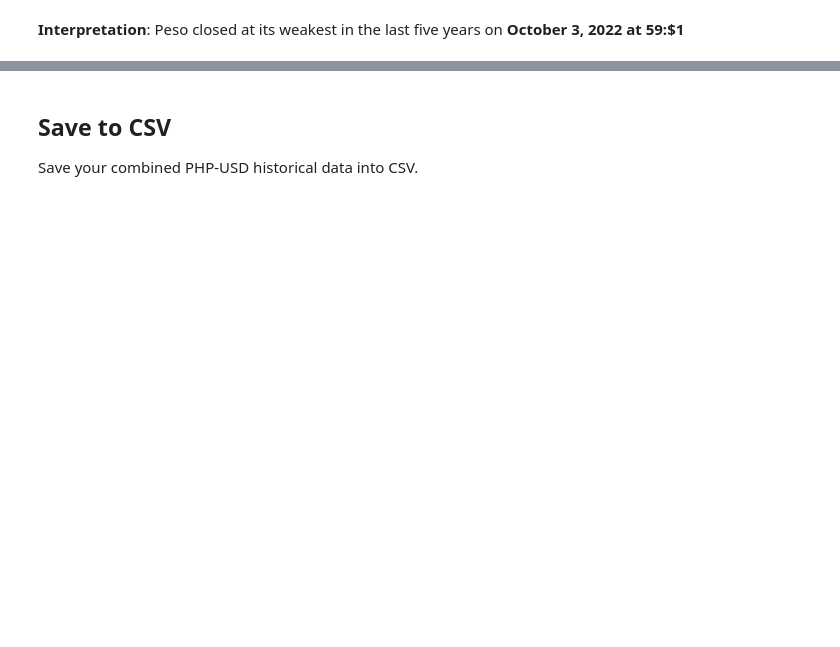
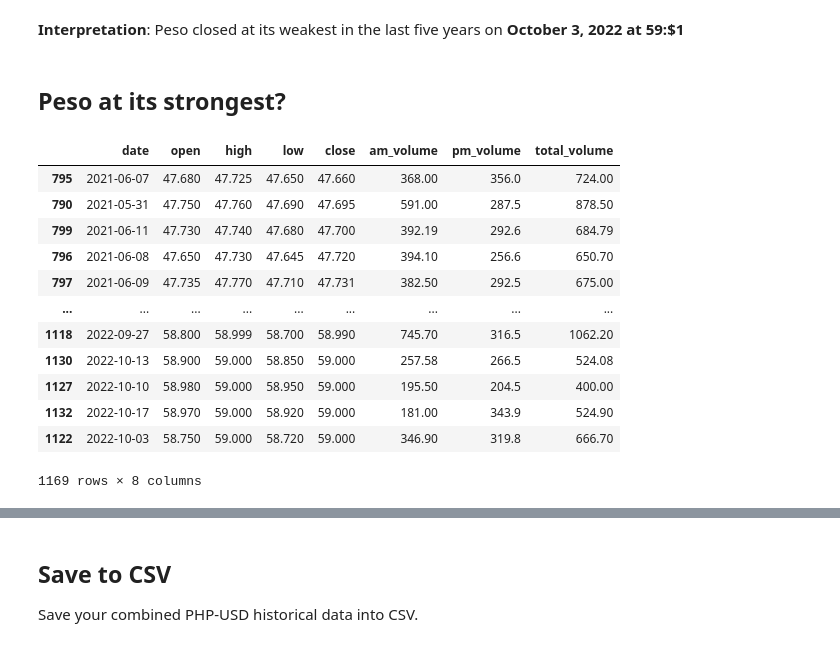
Before and after one commit to pmagtulis/usd-php-forex, a Jupyter notebook: forex-ph.ipynb, the cells around one changed output, grey strips where cells are left out. Cells and saved outputs as stored; diff of their text form; code cells hidden in the pictures; blank space fills up the shorter version.

```diff
--- a/forex-ph.ipynb
+++ b/forex-ph.ipynb
@@ -381,5 +381,23 @@ df_final.sort_values('close',ascending=False)
 # %% [markdown]
 **Interpretation**: Peso closed at its weakest in the last five years on **October 3, 2022 at 59:$1**
+# %% [markdown]
+## Peso at its strongest?
+# %%
+df_final.sort_values('close')
+# %% [output]
+|  | date | open | high | low | close | am_volume | pm_volume | total_volume |
+| 795 | 2021-06-07 | 47.680 | 47.725 | 47.650 | 47.660 | 368.00 | 356.0 | 724.00 |
+| 790 | 2021-05-31 | 47.750 | 47.760 | 47.690 | 47.695 | 591.00 | 287.5 | 878.50 |
+| 799 | 2021-06-11 | 47.730 | 47.740 | 47.680 | 47.700 | 392.19 | 292.6 | 684.79 |
+| 796 | 2021-06-08 | 47.650 | 47.730 | 47.645 | 47.720 | 394.10 | 256.6 | 650.70 |
+| 797 | 2021-06-09 | 47.735 | 47.770 | 47.710 | 47.731 | 382.50 | 292.5 | 675.00 |
+| ... | ... | ... | ... | ... | ... | ... | ... | ... |
+| 1118 | 2022-09-27 | 58.800 | 58.999 | 58.700 | 58.990 | 745.70 | 316.5 | 1062.20 |
+| 1130 | 2022-10-13 | 58.900 | 59.000 | 58.850 | 59.000 | 257.58 | 266.5 | 524.08 |
+| 1127 | 2022-10-10 | 58.980 | 59.000 | 58.950 | 59.000 | 195.50 | 204.5 | 400.00 |
+| 1132 | 2022-10-17 | 58.970 | 59.000 | 58.920 | 59.000 | 181.00 | 343.9 | 524.90 |
+| 1122 | 2022-10-03 | 58.750 | 59.000 | 58.720 | 59.000 | 346.90 | 319.8 | 666.70 |
+1169 rows × 8 columns
 # %%
 (
     ggplot(df_final, aes('date', 'close')) +
```
Also changed, not shown: parts of 7 cells of this notebook, 1 other file.
